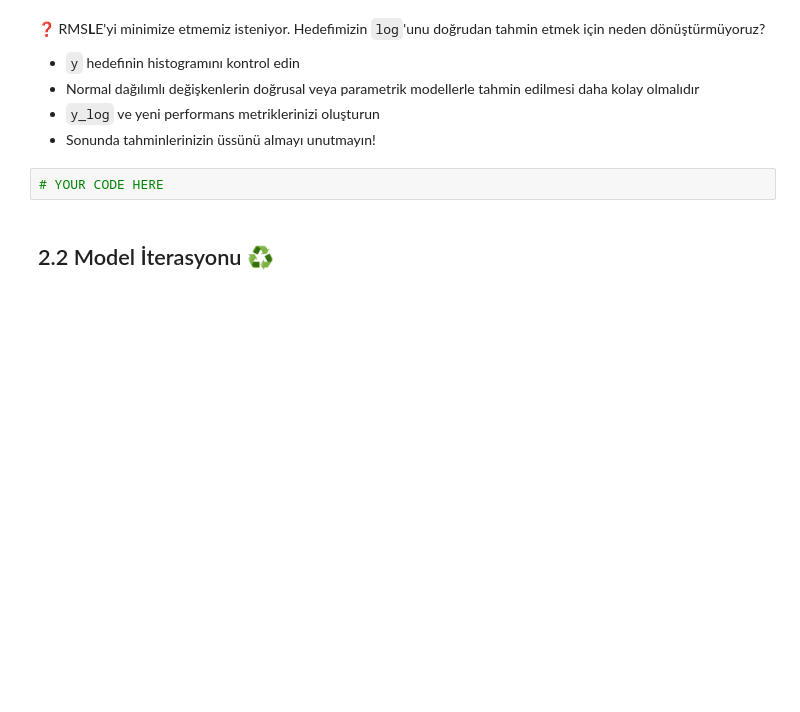
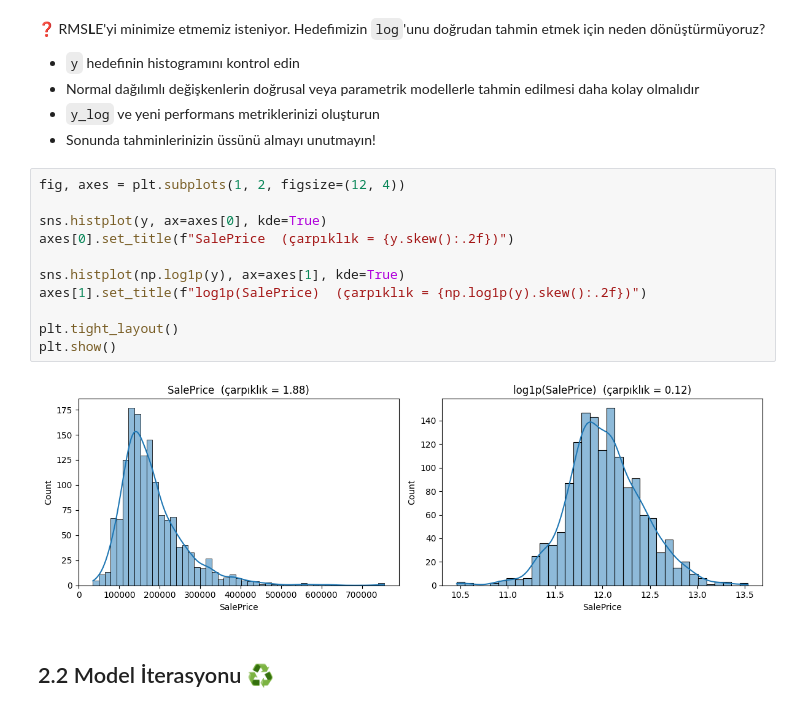
Before and after one commit to icedemirkaano/S17D2-S-kaggle-competition, a Jupyter notebook: houses_kaggle_competition.ipynb, the cells around one changed output. Cells and saved outputs as stored; diff of their text form; blank space fills up the shorter version.

```diff
--- a/houses_kaggle_competition.ipynb
+++ b/houses_kaggle_competition.ipynb
@@ -567,8 +662,19 @@ Pipeline'ınızın sonuna bir [`VarianceThreshold`](https://scikit-learn.org/sta
 - Normal dağılımlı değişkenlerin doğrusal veya parametrik modellerle tahmin edilmesi daha kolay olmalıdır
 - `y_log` ve yeni performans metriklerinizi oluşturun
 - Sonunda tahminlerinizin üssünü almayı unutmayın!
-# %%
-# YOUR CODE HERE
+# %%
+fig, axes = plt.subplots(1, 2, figsize=(12, 4))
+
+sns.histplot(y, ax=axes[0], kde=True)
+axes[0].set_title(f"SalePrice  (çarpıklık = {y.skew():.2f})")
+
+sns.histplot(np.log1p(y), ax=axes[1], kde=True)
+axes[1].set_title(f"log1p(SalePrice)  (çarpıklık = {np.log1p(y).skew():.2f})")
+
+plt.tight_layout()
+plt.show()
+# %% [output]
+[figure, added]
 # %% [markdown]
 ## 2.2 Model İterasyonu ♻
 # %% [markdown]
```
Also changed, not shown: parts of 16 cells of this notebook.
